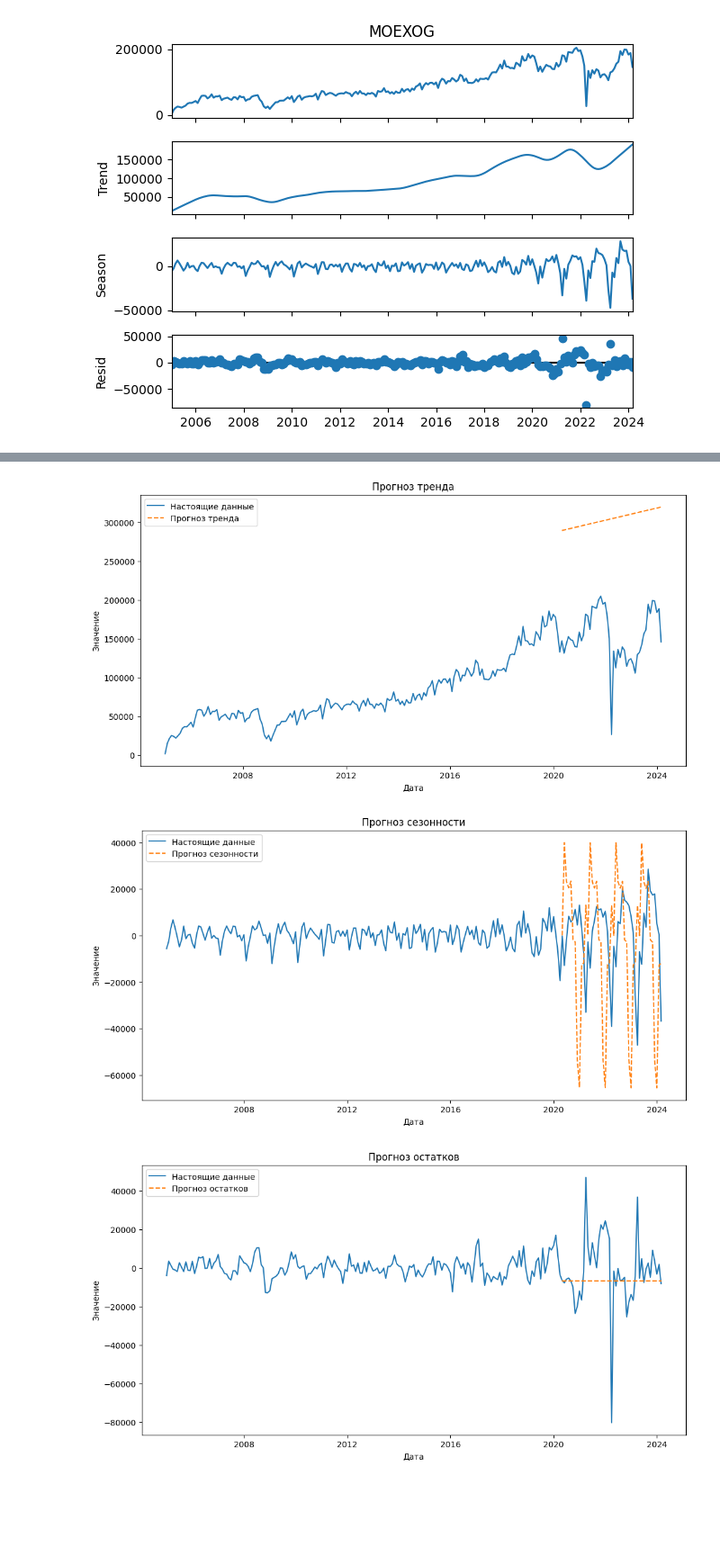
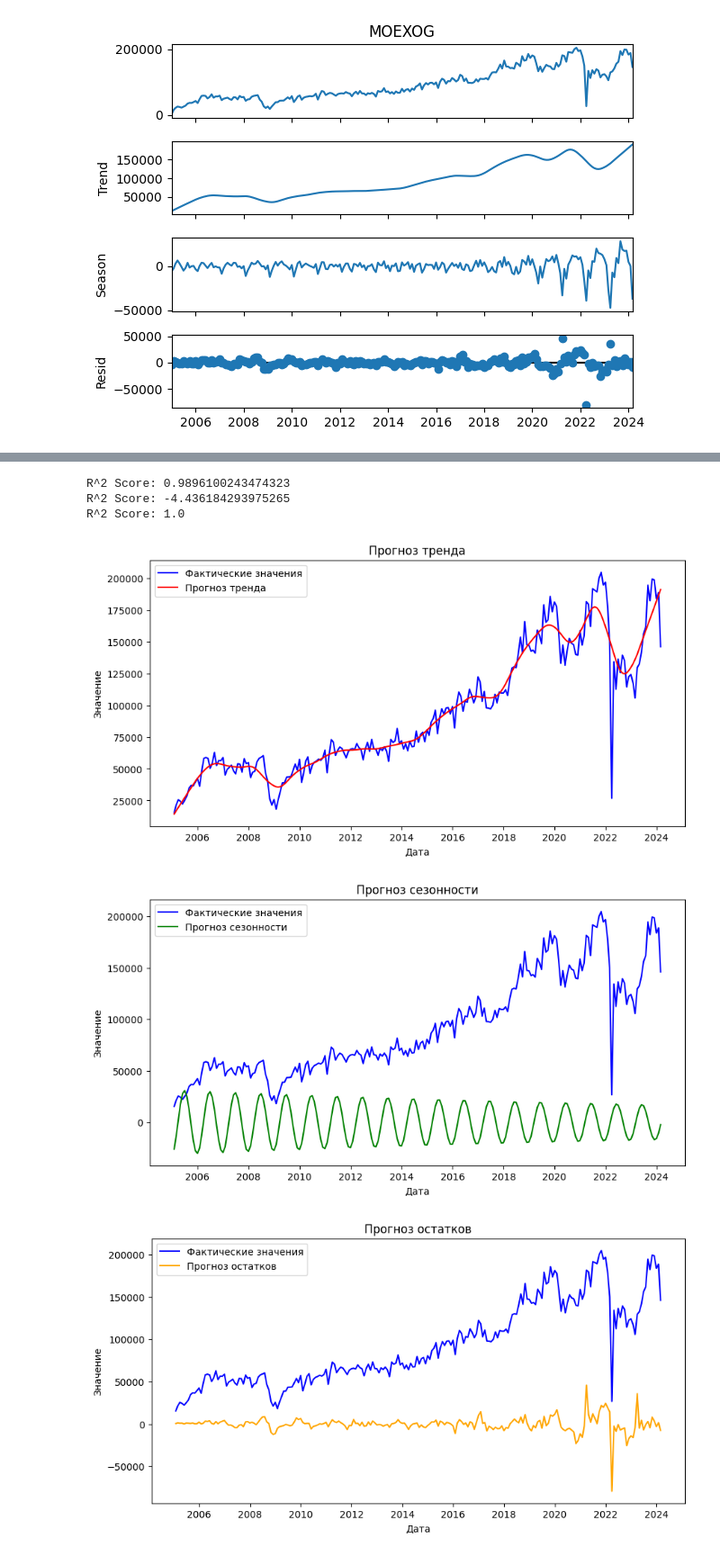
Before and after one commit to Maksim-Dostovalov/forecasting-sectors-return-on-the-stock-market, a Jupyter notebook: ML.ipynb, the cells around one changed output, grey strips where cells are left out. Shown at 90% size. Saved outputs shown, nothing was run; the diff lists cells and outputs as text; code cells hidden in the pictures; blank space fills up the shorter version.

```diff
--- a/ML.ipynb
+++ b/ML.ipynb
@@ -106,0 +58,13 @@ MSE для модели остатков (градиентный бустинг)
+# %%
+# Создание массива lags_trend_forecast для прогнозирования тренда
+lags_trend_forecast = np.array([trend.shift(i) for i in range(1, len(trend) + 1)]).T[1:]
+lags_trend_forecast = np.nan_to_num(lags_trend_forecast)
+trend_forecast = trend_model.predict(lags_trend_forecast)
+
+# Прогнозирование сезонности
+seasonal_forecast = seasonal_model.predict(n_periods=len(ts_monthly))
+
+# Прогнозирование остатков
+lags_residual_forecast = np.array([residual.shift(i) for i in range(1, len(residual) + 1)]).T[1:]
+lags_residual_forecast = np.nan_to_num(lags_residual_forecast)
+residual_forecast = residual_model.predict(lags_residual_forecast)
@@ -107,36 +102,54 @@ MSE для модели остатков (градиентный бустинг)
+# %%
+#Тут чето не то...(а может так и должно быть...)
+print("R^2 Score:", r2_score(residual[1:], residual_forecast))
+print("R^2 Score:", r2_score(seasonal, seasonal_forecast))
+print("R^2 Score:", r2_score(trend[1:], trend_forecast))
+# %% [output]
+R^2 Score: 0.9896100243474323
+R^2 Score: -4.436184293975265
+R^2 Score: 1.0
 # %%
-eighty_percent_index = int(0.8 * len(ts_monthly.index))
-
-# Построение графика прогноза и настоящих данных для тренда
-plt.figure(figsize=(12, 6))
-plt.plot(ts_monthly.index, ts_monthly, label='Настоящие данные')
-plt.plot(ts_monthly.index[eighty_percent_index:], trend_forecast[eighty_percent_index:], label='Прогноз тренда', linestyle='--')
-plt.title('Прогноз тренда')
+# Построим графики по фактическим значениям и прогнозам по компонентам
+# График тренда
+plt.figure(figsize=(10, 5))
+plt.plot(actual_values.index, actual_values, label='Фактические значения', color='blue')
+plt.plot(actual_values.index, trend_forecast, label='Прогноз тренда', color='red')
 plt.xlabel('Дата')
 plt.ylabel('Значение')
+plt.title('Прогноз тренда')
 plt.legend()
 plt.show()
 
-# Построение графика прогноза и настоящих данных для сезонности
-plt.figure(figsize=(12, 6))
-plt.plot(ts_monthly.index, seasonal, label='Настоящие данные')
-plt.plot(ts_monthly.index[eighty_percent_index:], seasonal_forecast[eighty_percent_index:], label='Прогноз сезонности', linestyle='--')
-plt.title('Прогноз сезонности')
+# График сезонности
+plt.figure(figsize=(10, 5))
+plt.plot(actual_values.index, actual_values, label='Фактические значения', color='blue')
+plt.plot(actual_values.index, seasonal_forecast[1:], label='Прогноз сезонности', color='green')
 plt.xlabel('Дата')
 plt.ylabel('Значение')
+plt.title('Прогноз сезонности')
 plt.legend()
 plt.show()
 
-# Построение графика прогноза и настоящих данных для остатков
-plt.figure(figsize=(12, 6))
-plt.plot(ts_monthly.index, residual, label='Настоящие данные')
-plt.plot(ts_monthly.index[eighty_percent_index:], residual_forecast[eighty_percent_index:], label='Прогноз остатков', linestyle='--')
-plt.title('Прогноз остатков')
+# График остатков
+plt.figure(figsize=(10, 5))
+plt.plot(actual_values.index, actual_values, label='Фактические значения', color='blue')
+plt.plot(actual_values.index, residual_forecast, label='Прогноз остатков', color='orange')
 plt.xlabel('Дата')
 plt.ylabel('Значение')
+plt.title('Прогноз остатков')
 plt.legend()
 plt.show()
+
+# График общего прогноза
+plt.figure(figsize=(10, 5))
+plt.plot(actual_values.index, actual_values, label='Фактические значения', color='blue')
+plt.plot(actual_values.index, total_forecast, label='Общий прогноз', color='purple')
+plt.xlabel('Дата')
+plt.ylabel('Значение')
+plt.title('Общий прогноз')
+plt.legend()
+plt.show()
 # %% [output]
-[figure, old version]
+[figure, new version]
-[figure, old version]
+[figure, new version]
-[figure, old version]
+[figure, new version]
```
Also changed, not shown: parts of 6 cells of this notebook.
